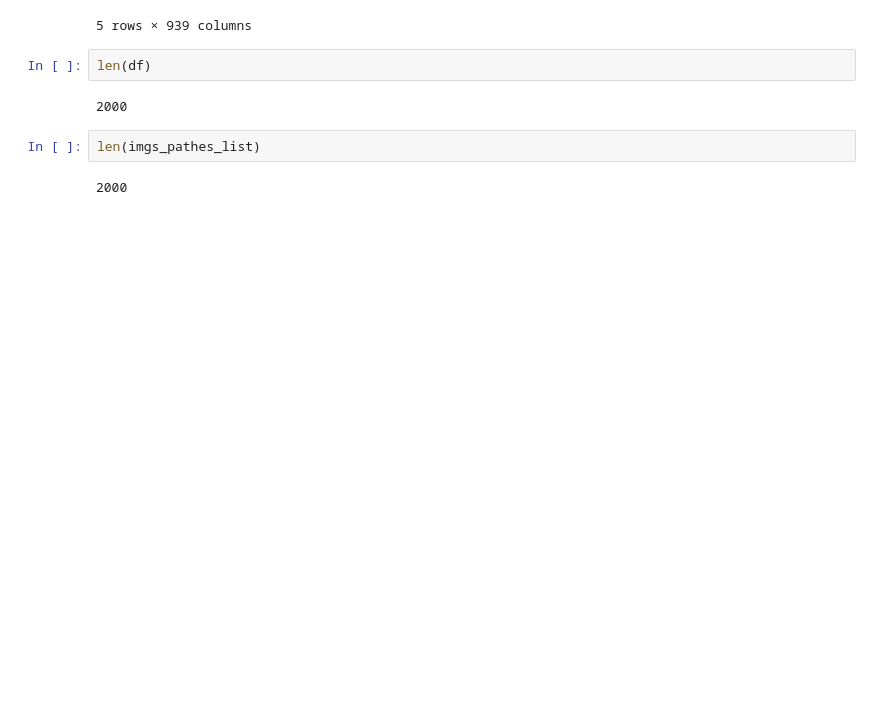
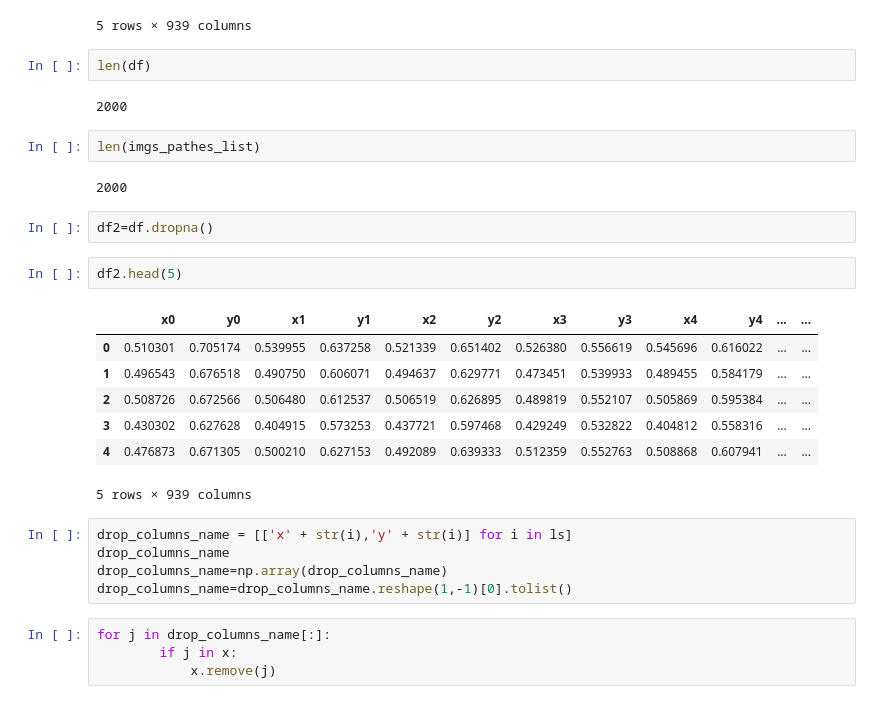
Before and after one commit to sarahmagdi/ml1_project, a Jupyter notebook: final_project.ipynb, the cells around one changed output. Drawn from its saved outputs; the diff is of its cells as text; blank space fills up the shorter version.

```diff
--- a/final_project.ipynb
+++ b/final_project.ipynb
@@ -168,3 +279,24 @@ len(df)
 len(imgs_pathes_list)
 # %% [output]
 2000
+# %%
+df2=df.dropna()
+# %%
+df2.head(5)
+# %% [output]
+|  | x0 | y0 | x1 | y1 | x2 | y2 | x3 | y3 | x4 | y4 | ... | ... |
+| 0 | 0.510301 | 0.705174 | 0.539955 | 0.637258 | 0.521339 | 0.651402 | 0.526380 | 0.556619 | 0.545696 | 0.616022 | ... | ... |
+| 1 | 0.496543 | 0.676518 | 0.490750 | 0.606071 | 0.494637 | 0.629771 | 0.473451 | 0.539933 | 0.489455 | 0.584179 | ... | ... |
+| 2 | 0.508726 | 0.672566 | 0.506480 | 0.612537 | 0.506519 | 0.626895 | 0.489819 | 0.552107 | 0.505869 | 0.595384 | ... | ... |
+| 3 | 0.430302 | 0.627628 | 0.404915 | 0.573253 | 0.437721 | 0.597468 | 0.429249 | 0.532822 | 0.404812 | 0.558316 | ... | ... |
+| 4 | 0.476873 | 0.671305 | 0.500210 | 0.627153 | 0.492089 | 0.639333 | 0.512359 | 0.552763 | 0.508868 | 0.607941 | ... | ... |
+5 rows × 939 columns
+# %%
+drop_columns_name = [['x' + str(i),'y' + str(i)] for i in ls]
+drop_columns_name
+drop_columns_name=np.array(drop_columns_name)
+drop_columns_name=drop_columns_name.reshape(1,-1)[0].tolist()
+# %%
+for j in drop_columns_name[:]:
+        if j in x:
+            x.remove(j)
```
Also changed, not shown: parts of 34 cells of this notebook.
